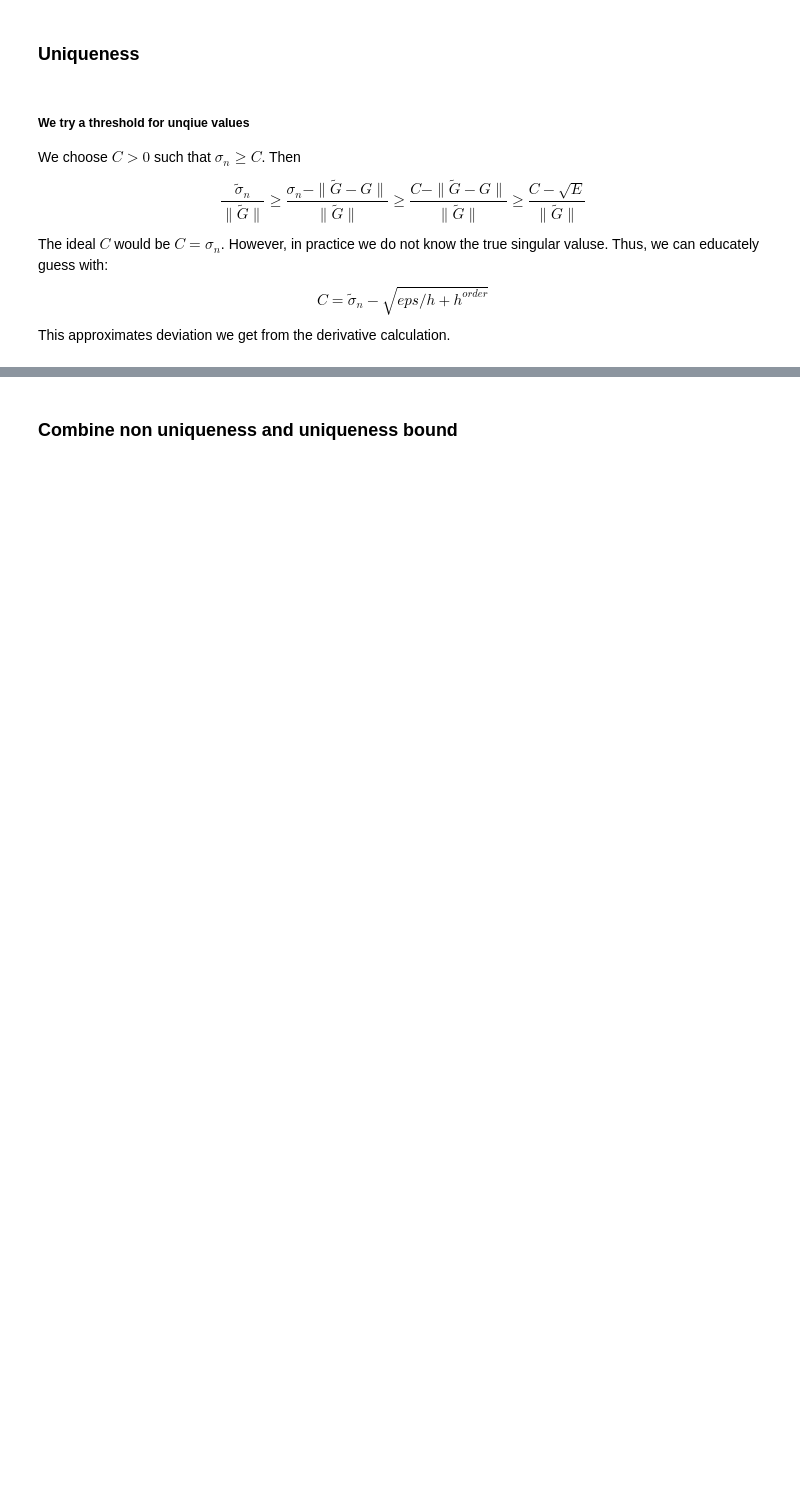
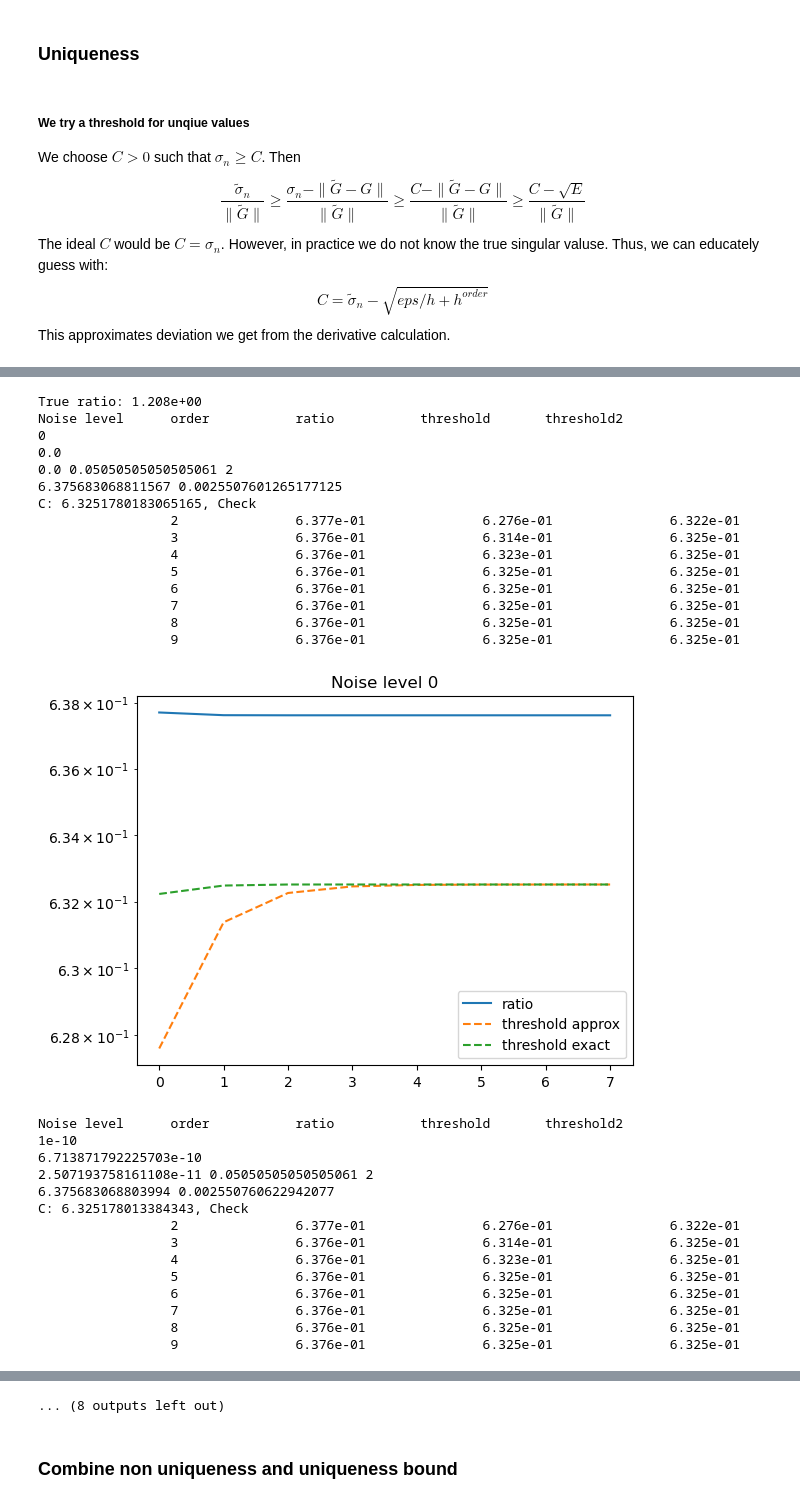
Before and after one commit to HillaryHauger/robust-identifiability-symbolic-recovery, a Jupyter notebook: Noise Analysis/Threshold for reversed conditoin.ipynb, the cells around one changed output, grey strips where cells are left out. Saved outputs shown, nothing was run; the diff lists cells and outputs as text; code cells hidden in the pictures; blank space fills up the shorter version.

```diff
--- a/Noise Analysis/Threshold for reversed conditoin.ipynb
+++ b/Noise Analysis/Threshold for reversed conditoin.ipynb
@@ -288,13 +360,13 @@ eps: noise estimation infinity_norm(u-u_noise)
 h: dx
 order: order of the derivative caluclation
 """
-def calc_threshold_uniq(C,frobenius_norm,eps,h,order=2):
+def calc_threshold_uniq_approx(C,frobenius_norm,eps,h,order=2):
     E = (eps/h+h**order)
     #assert C-np.sqrt(E) >0
     T = max((C-np.sqrt(E))/frobenius_norm,1e-13)
     return T
 ##This function calculates the threshold with all constants (we do not normally know)
-def calc_threshold_uniq2(C,frobenius_norm,eps_two,eps_infty,M,h,number_datapoints,order=2):
+def calc_threshold_uniq_exact(C,frobenius_norm,eps_two,eps_infty,M,h,number_datapoints,order=2):
     E = error_bound_g(eps_two,eps_infty,h,number_datapoints,M,order)
     #assert C-np.sqrt(E) >0
     T = max((C-np.sqrt(E))/frobenius_norm,1e-13)
@@ -356,35 +434,67 @@ for target_noise in noise_levels:
     ratio_list=[]
 
     var = target_noise * unorm2
     noise = np.random.normal(0, var, size=u.shape)
     print(np.linalg.norm(noise))
     u_noise = u + noise
     eps_two = np.linalg.norm(u-u_noise)
     eps_infty = infinity_norm(u-u_noise)
 
     #Educated guess for C1 C2
     C = educated_guess_c(u_noise,eps_infty,dx)
     print(f"C: {C}, Check ")
     for order in orders:
         ux_noise = ps.FiniteDifference(order=order,d=1, axis=0, drop_endpoints=False)._differentiate(u_noise, dx)
         u_flat_noise, u_x_flat_noise = u_noise.flatten(), ux_noise.flatten()
         g_noise = np.concatenate([u_flat_noise.reshape(len(u_flat_noise),1), u_x_flat_noise.reshape(len(u_flat_noise),1)], axis=1)
         sv = svd(g_noise, compute_uv=False)
         frobenius_norm_gnoise=np.linalg.norm(g_noise)
 
         ratio=sv[-1]/frobenius_norm_gnoise
-        threshold = calc_threshold_uniq(C,frobenius_norm_gnoise,eps_two,dx,order)
-        threshold2 = calc_threshold_uniq2(C,frobenius_norm_gnoise,eps_two,eps_infty,M,dx,true_g.shape[0],order)
+        threshold = calc_threshold_uniq_approx(C,frobenius_norm_gnoise,eps_two,dx,order)
+        threshold2 = calc_threshold_uniq_exact(C,frobenius_norm_gnoise,eps_two,eps_infty,M,dx,true_g.shape[0],order)
         threshold_list.append(threshold)
         threshold2_list.append(threshold2)
         ratio_list.append(ratio)
 
 
         print(f"\t  \t {order} \t \t {ratio:3.3e} \t \t {threshold:3.3e} \t \t {threshold2:3.3e}")
 
-    plt.plot(ratio_list,label=f'ratio {target_noise}')
-    plt.plot(threshold_list,'--',label=f'threshold {target_noise}')
-    plt.plot(threshold2_list,'--',label=f'threshold2 {target_noise}')
+    plt.title(f"Noise level {target_noise}")
+    plt.plot(ratio_list,label='ratio')
+    plt.plot(threshold_list,'--',label='threshold approx')
+    plt.plot(threshold2_list,'--',label='threshold exact')
     plt.yscale('log')
     plt.legend()
     plt.show()
+# %% [output]
+True ratio: 1.208e+00
+Noise level      order           ratio           threshold       threshold2
+0
+0.0
+0.0 0.05050505050505061 2
+6.375683068811567 0.0025507601265177125
+C: 6.3251780183065165, Check
+                 2               6.377e-01               6.276e-01               6.322e-01
+                 3               6.376e-01               6.314e-01               6.325e-01
+                 4               6.376e-01               6.323e-01               6.325e-01
+                 5               6.376e-01               6.325e-01               6.325e-01
+                 6               6.376e-01               6.325e-01               6.325e-01
+                 7               6.376e-01               6.325e-01               6.325e-01
+                 8               6.376e-01               6.325e-01               6.325e-01
+                 9               6.376e-01               6.325e-01               6.325e-01
+[figure, added]
+Noise level      order           ratio           threshold       threshold2
+1e-10
+6.713871792225703e-10
+2.507193758161108e-11 0.05050505050505061 2
+6.375683068803994 0.002550760622942077
+C: 6.325178013384343, Check
+                 2               6.377e-01               6.276e-01               6.322e-01
+                 3               6.376e-01               6.314e-01               6.325e-01
+                 4               6.376e-01               6.323e-01               6.325e-01
+                 5               6.376e-01               6.325e-01               6.325e-01
+                 6               6.376e-01               6.325e-01               6.325e-01
+                 7               6.376e-01               6.325e-01               6.325e-01
+                 8               6.376e-01               6.325e-01               6.325e-01
+                 9               6.376e-01               6.325e-01               6.325e-01
@@ -390,0 +562 @@ for target_noise in noise_levels:
+... (8 outputs left out)
```
Also changed, not shown: parts of 16 cells of this notebook, 8 other files.
